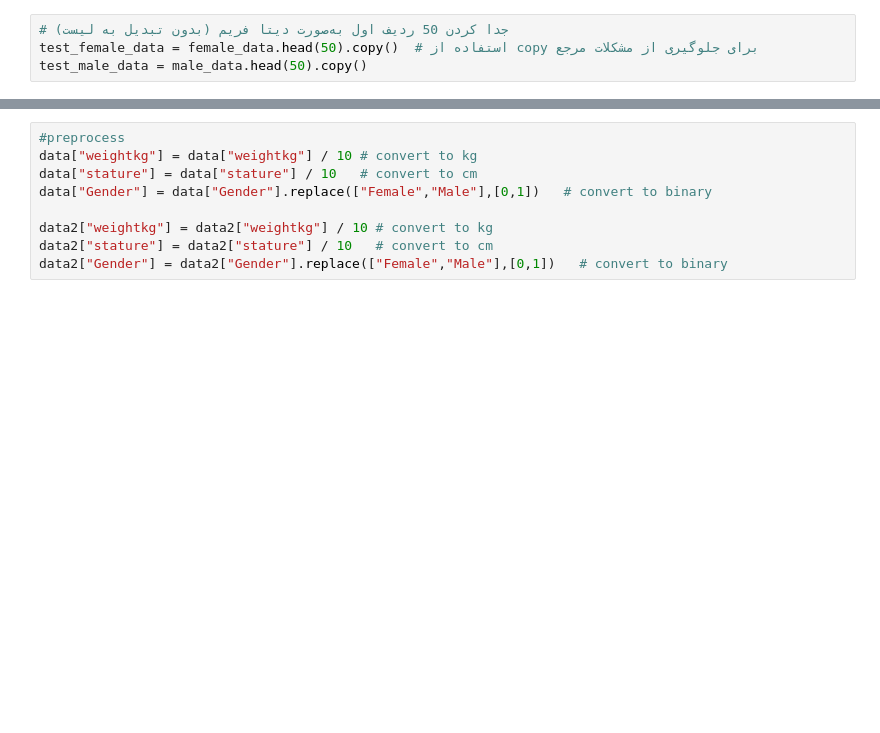
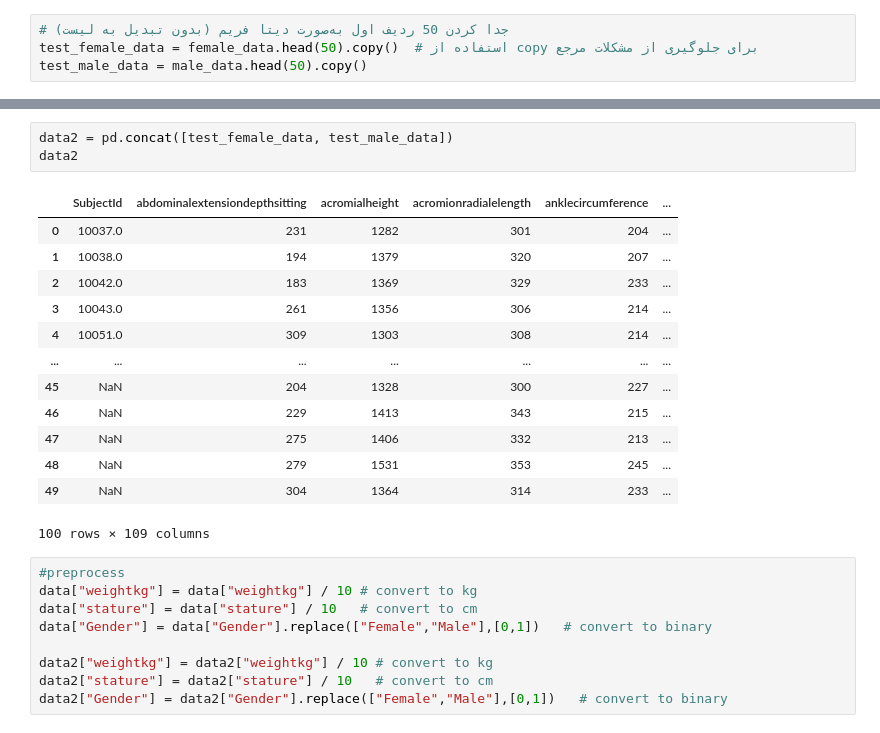
Before and after one commit to farhadspy/Machine-Learning, a Jupyter notebook: ansur.ipynb, the cells around one changed output, grey strips where cells are left out. Cells and saved outputs as stored; diff of their text form; blank space fills up the shorter version.

```diff
--- a/ansur.ipynb
+++ b/ansur.ipynb
@@ -36,3 +74,20 @@ Y_test shape: (50,)
+# %%
+data2 = pd.concat([test_female_data, test_male_data])
+data2
+# %% [output]
+|  | SubjectId | abdominalextensiondepthsitting | acromialheight | acromionradialelength | anklecircumference | ... |
+| 0 | 10037.0 | 231 | 1282 | 301 | 204 | ... |
+| 1 | 10038.0 | 194 | 1379 | 320 | 207 | ... |
+| 2 | 10042.0 | 183 | 1369 | 329 | 233 | ... |
+| 3 | 10043.0 | 261 | 1356 | 306 | 214 | ... |
+| 4 | 10051.0 | 309 | 1303 | 308 | 214 | ... |
+| ... | ... | ... | ... | ... | ... | ... |
+| 45 | NaN | 204 | 1328 | 300 | 227 | ... |
+| 46 | NaN | 229 | 1413 | 343 | 215 | ... |
+| 47 | NaN | 275 | 1406 | 332 | 213 | ... |
+| 48 | NaN | 279 | 1531 | 353 | 245 | ... |
+| 49 | NaN | 304 | 1364 | 314 | 233 | ... |
+100 rows × 109 columns
 # %%
 #preprocess
 data["weightkg"] = data["weightkg"] / 10 # convert to kg
```
Also changed, not shown: parts of 19 cells of this notebook.
